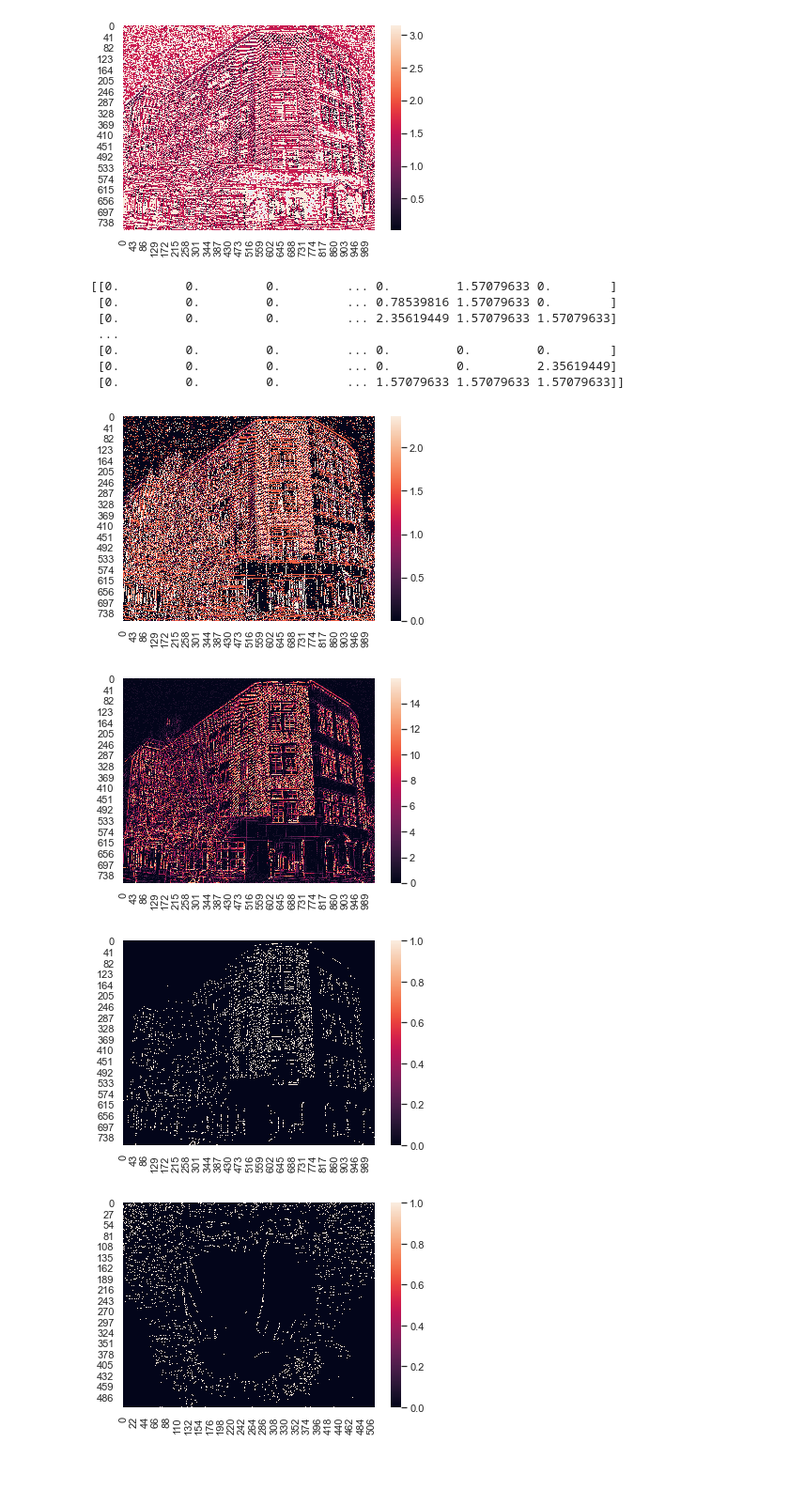
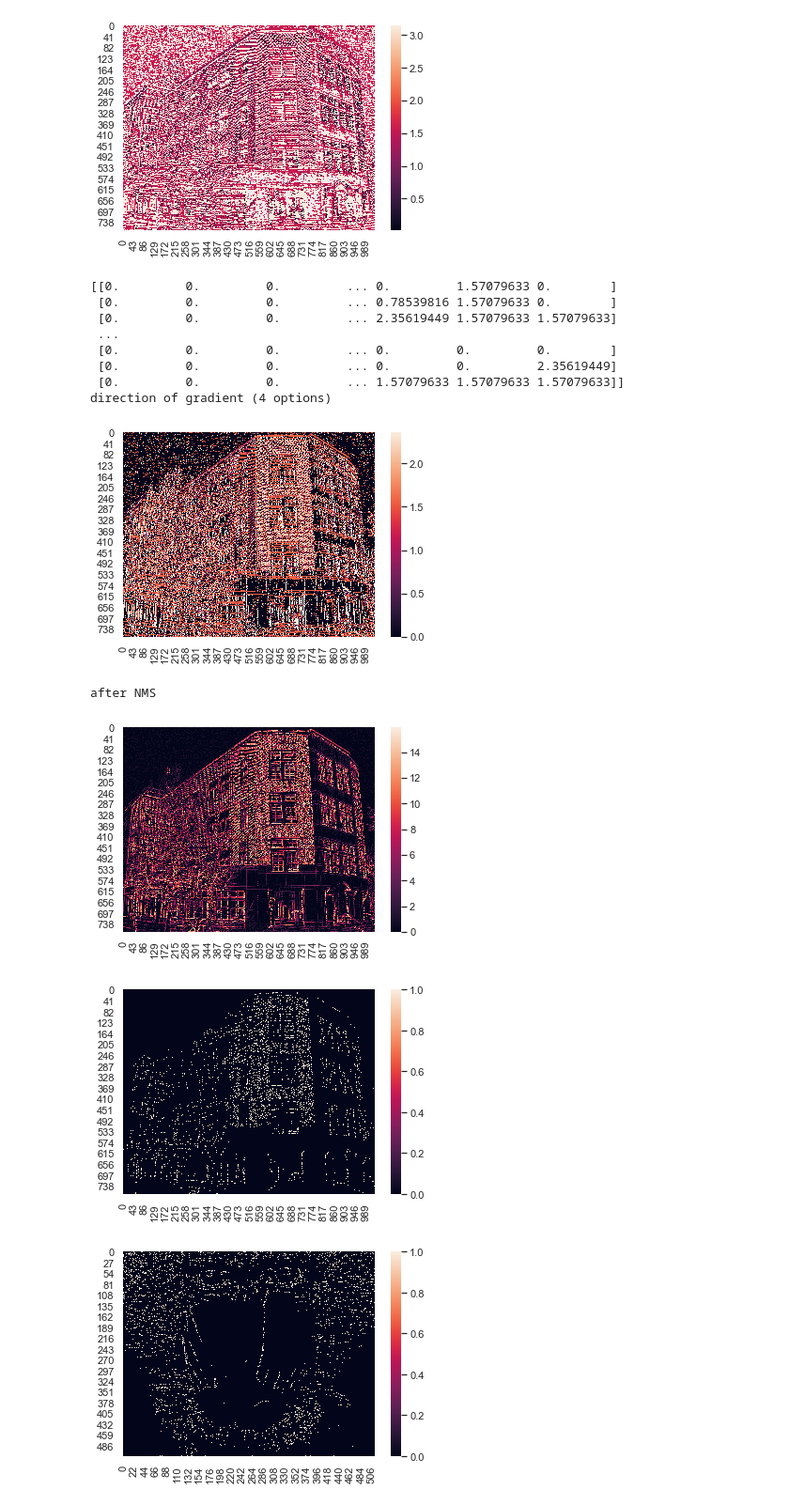
Before and after one commit to kwantlin/student-assignment-1, a Jupyter notebook: hw1.ipynb, the cells around one changed output. Shown at 94% size. Drawn from its saved outputs; the diff is of its cells as text; code cells hidden in the pictures; blank space fills up the shorter version.

```diff
--- a/hw1.ipynb
+++ b/hw1.ipynb
@@ -128,6 +130,7 @@ for i in range(D.shape[0]):
     for j in range(D.shape[1]):
         D_prime[i][j] = angles[np.abs(angles - D[i][j]).argmin()]
 print(D_prime)
+print("direction of gradient (4 options)")
 ax3 = sns.heatmap(D_prime)
 # %% [output]
 [[0.         0.         0.         ... 0.         1.57079633 0.        ]
@@ -137,6 +140,7 @@ ax3 = sns.heatmap(D_prime)
  [0.         0.         0.         ... 0.         0.         0.        ]
  [0.         0.         0.         ... 0.         0.         2.35619449]
  [0.         0.         0.         ... 1.57079633 1.57079633 1.57079633]]
+direction of gradient (4 options)
 [figure]
 # %%
 # If the edge strength 𝐹(𝑥,𝑦) is smaller than at least one of its neighbors along 𝐷∗,
@@ -157,40 +161,42 @@ for i in range(I.shape[0]):
         if F[i][j] > F[n1] or F[i][j] > F[n2]:
             I[i][j] = F[i][j]
 
+print("after NMS")
 ax4 = sns.heatmap(I)
 # %% [output]
+after NMS
 [figure]
 # %%
 edgemap = np.zeros(I.shape)
 I_normal = I / np.amax(I)
-th = 0.8
-tl = 0.7
+th = 0.82
+tl = 0.8
 for i in range(I.shape[0]):
     for j in range(I.shape[1]):
         if I_normal[i][j] > th:
             edgemap[i][j] = 1
             to_check = [(i,j)]
             while(to_check):
                 p = to_check.pop(0)
                 if edgemap[p] == 0:
                     if D_prime[p[0]][p[1]] == 0:
                         n1, n2 = (max(0,p[0]-1), p[1]), (min(I.shape[0]-1, p[0]+1), p[1])
                     elif D_prime[p[0]][p[1]] == pi/4:
                         n1, n2 = (max(0,p[0]-1), max(0,p[1]-1)), (min(I.shape[0]-1, p[0]+1), min(I.shape[1]-1,p[1]+1))
                     elif D_prime[p[0]][p[1]] == pi/2:
                         n1, n2 = (p[0], max(0,p[1]-1)), (p[0], min(I.shape[1]-1,p[1]+1))
                     else:
                         n1, n2 = (max(0,p[0]-1), min(I.shape[1]-1,p[1]+1)), (min(I.shape[0]-1, p[0]+1), max(0,p[1]-1))
                     if I[n1] > tl:
                         to_check.append(n1)
                         edgemap[n1] = 1
                     if I[n2] > tl:
                         to_check.append(n2)
                         edgemap[n2] = 1
 
 ax5 = sns.heatmap(edgemap)
 # %% [output]
-[figure, old version]
+[figure, new version]
 # %%
 img_mandrill = cv2.imread('example_images/mandrill.jpg', 1)
 gray_mandrill = cv2.cvtColor(img_mandrill, cv2.COLOR_BGR2GRAY)
```
Also changed, not shown: parts of 2 cells of this notebook, 1 other file.
